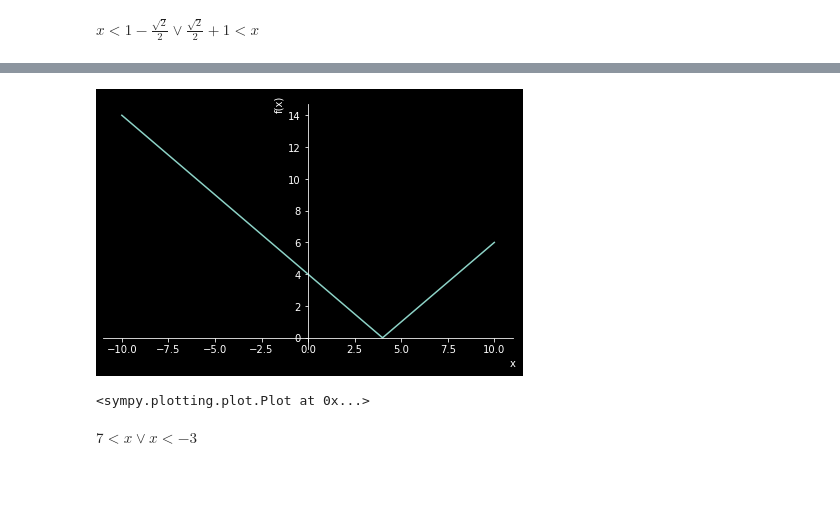
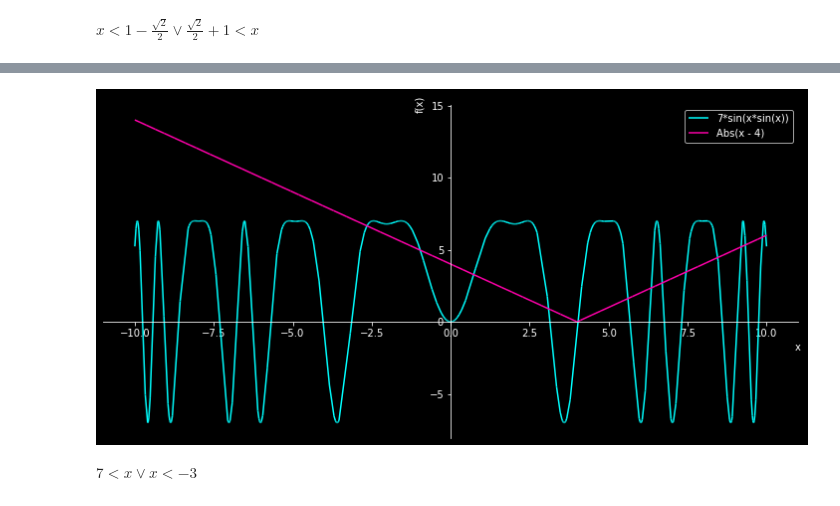
Before and after one commit to utkusarioglu/workshop-mathematics, a Jupyter notebook: src/one.ipynb, the cells around one changed output, grey strips where cells are left out. Saved outputs shown, nothing was run; the diff lists cells and outputs as text; code cells hidden in the pictures.

```diff
--- a/src/one.ipynb
+++ b/src/one.ipynb
@@ -90,9 +92,15 @@ sp.plot(e.subs(y, 2))
 <sympy.plotting.plot.Plot at 0x...>
-# %%
-sp.plot(sp.Abs(x-4))
-# %% [output]
-[figure, removed]
-<sympy.plotting.plot.Plot at 0x...>
+# %%
+common_kwargs = {
+  "show": False,
+  "legend": True
+}
+p1 = sp.plot(sp.Abs(x-4), line_color="#FF00AA", **common_kwargs)
+p2 = sp.plot(sp.sin(x*sp.sin(x)) * 7, line_color="#00FFFF", **common_kwargs)
+p2.append(p1[0])
+p2.show()
+# %% [output]
+[figure, added]
 # %%
 sp.solve(sp.Abs(x - 2) > 5)
 # %% [output]
```
Also changed, not shown: parts of 6 cells of this notebook, 3 other files.
